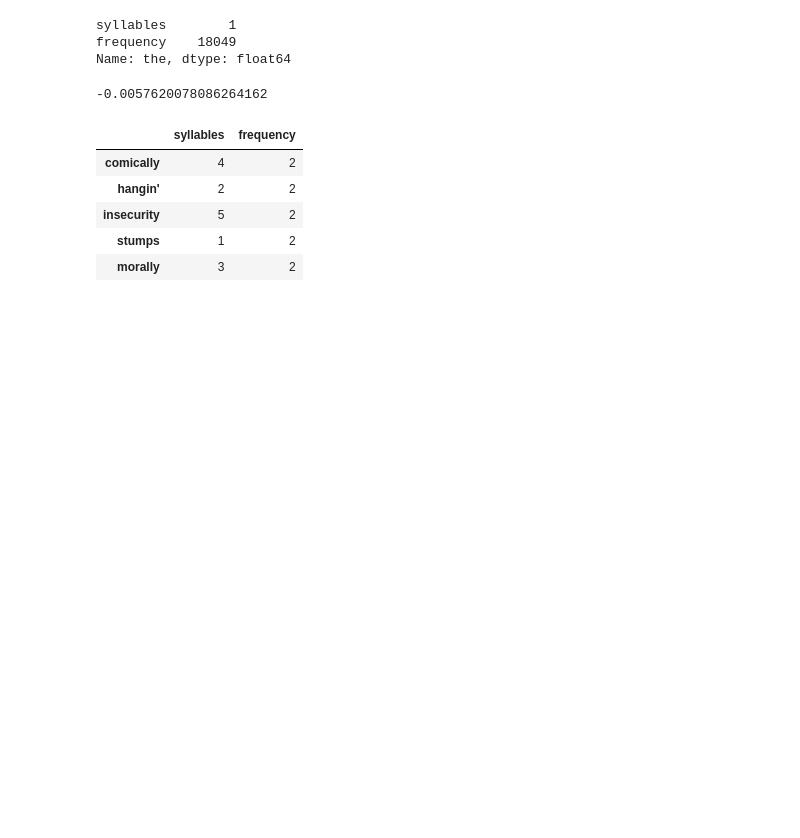
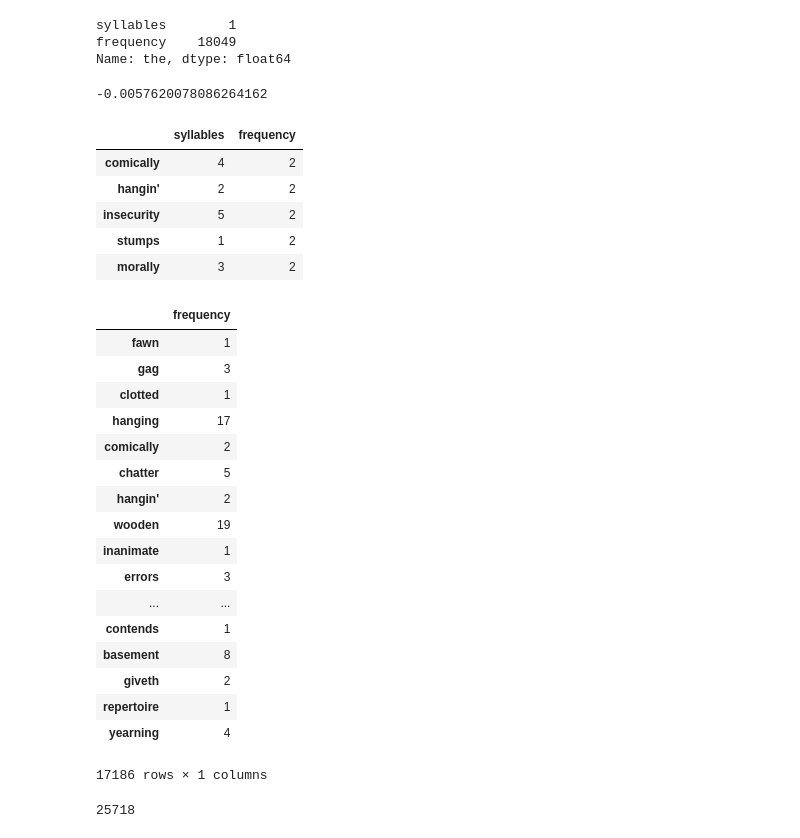
Before and after one commit to ThomasProctor/ImprovedFlesch, a Jupyter notebook: BrownCorpusToFlesch.ipynb, the cells around one changed output. Cells and saved outputs as stored; diff of their text form; code cells hidden in the pictures; blank space fills up the shorter version.

```diff
--- a/BrownCorpusToFlesch.ipynb
+++ b/BrownCorpusToFlesch.ipynb
@@ -333,3 +333,28 @@ wordf[wordf['frequency']==2].head()
 | insecurity | 5 | 2 |
 | stumps | 1 | 2 |
 | morally | 3 | 2 |
+# %%
+wordf.drop('syllables',axis=1).to_pickle()
+# %% [output]
+|  | frequency |
+| fawn | 1 |
+| gag | 3 |
+| clotted | 1 |
+| hanging | 17 |
+| comically | 2 |
+| chatter | 5 |
+| hangin' | 2 |
+| wooden | 19 |
+| inanimate | 1 |
+| errors | 3 |
+| ... | ... |
+| contends | 1 |
+| basement | 8 |
+| giveth | 2 |
+| repertoire | 1 |
+| yearning | 4 |
+17186 rows × 1 columns
+# %%
+len(fdist.values())
+# %% [output]
+25718
```
Also changed, not shown: parts of 4 cells of this notebook, 3 other files.
